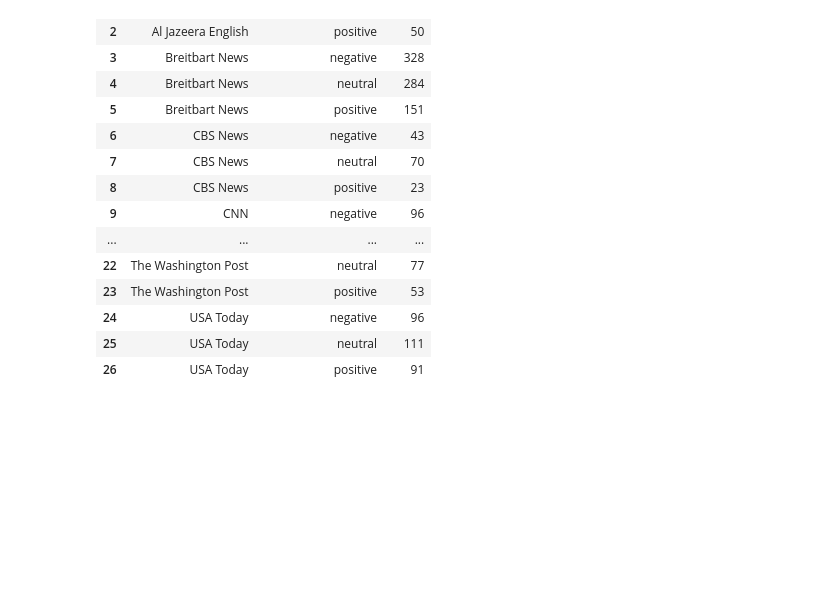
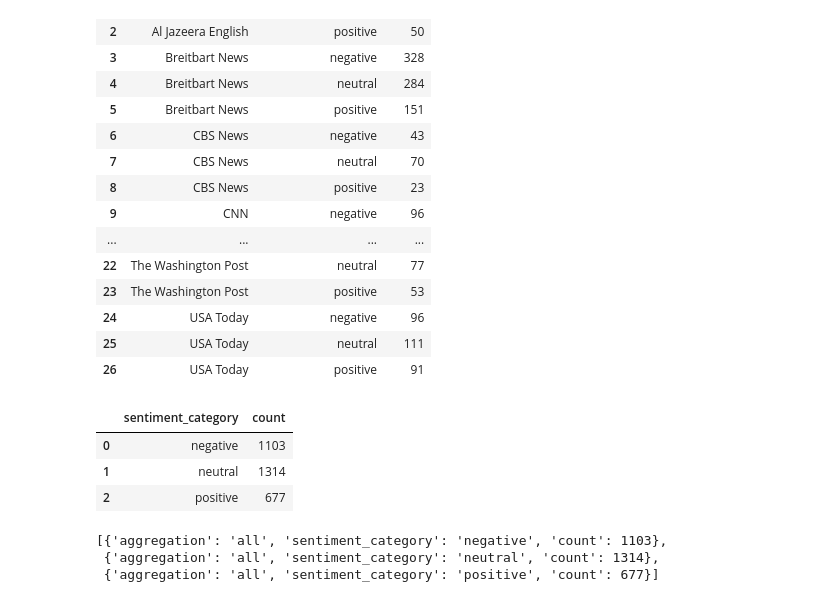
Before and after one commit to James-Ashley/sentiment-analysis-dashboard, a Jupyter notebook: data_formatting/sentiment_aggregation.ipynb, the cells around one changed output. Cells and saved outputs as stored; diff of their text form; code cells hidden in the pictures; blank space fills up the shorter version.

Commit message:
reformatted aggregated sentiment data

```diff
--- a/data_formatting/sentiment_aggregation.ipynb
+++ b/data_formatting/sentiment_aggregation.ipynb
@@ -64,0 +66,20 @@ df3.to_json('sentiment_counts.json', orient='records')
+# %%
+# Determine total number of each sentiment
+df4 = df.groupby(['sentiment_category']).count().reset_index()
+df5 = df4[['sentiment_category', 'url']].rename(columns={'url': 'count'})
+df5
+# %% [output]
+|  | sentiment_category | count |
+| 0 | negative | 1103 |
+| 1 | neutral | 1314 |
+| 2 | positive | 677 |
+# %%
+# Format for JSON
+all_domain = []
+for index, row in df5.iterrows():
+    all_domain.append({'aggregation': 'all', 'sentiment_category': row['sentiment_category'], 'count': row['count']})
+all_domain
+# %% [output]
+[{'aggregation': 'all', 'sentiment_category': 'negative', 'count': 1103},
+ {'aggregation': 'all', 'sentiment_category': 'neutral', 'count': 1314},
+ {'aggregation': 'all', 'sentiment_category': 'positive', 'count': 677}]
```
Also changed, not shown: parts of 7 cells of this notebook, 3 other files.
